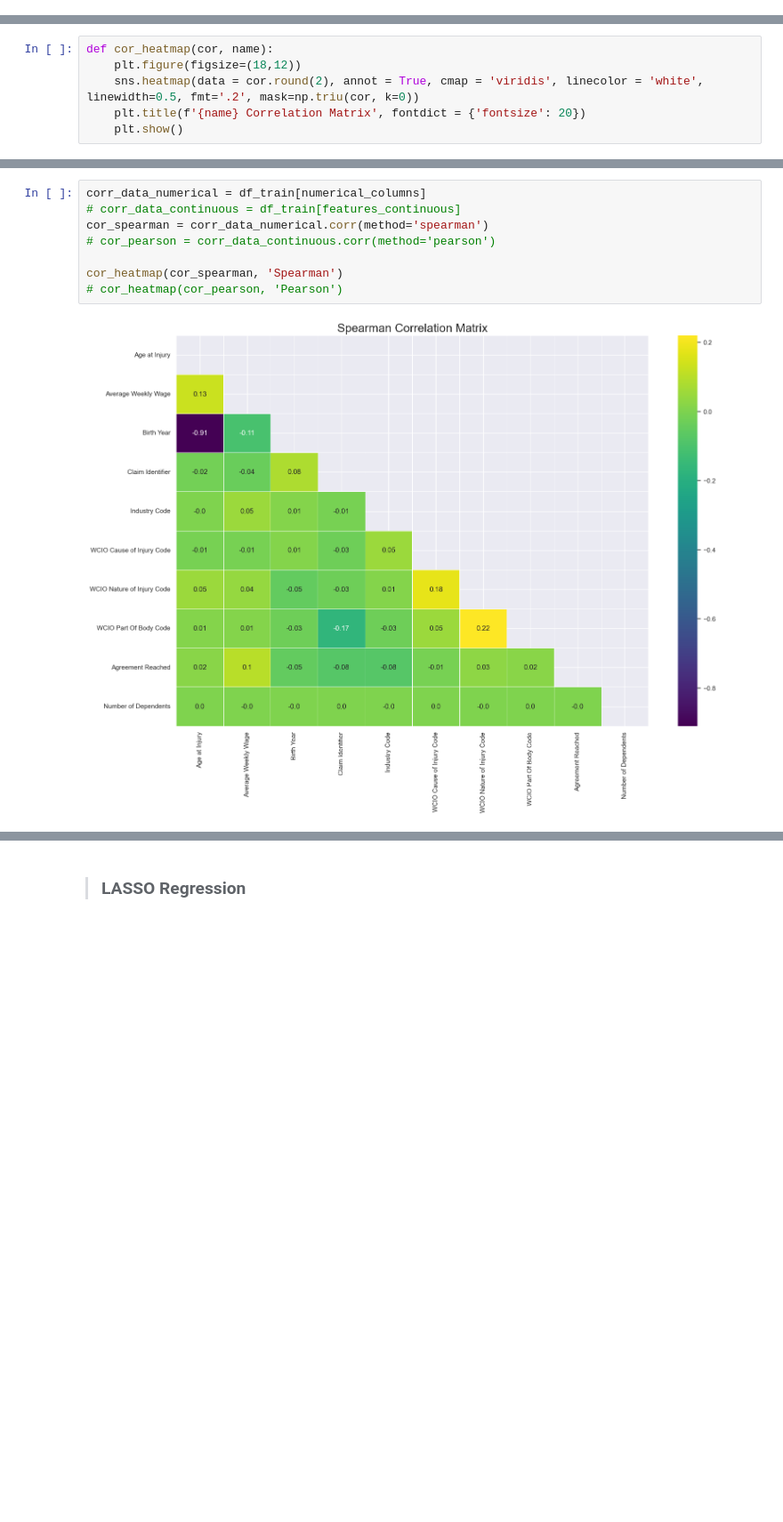
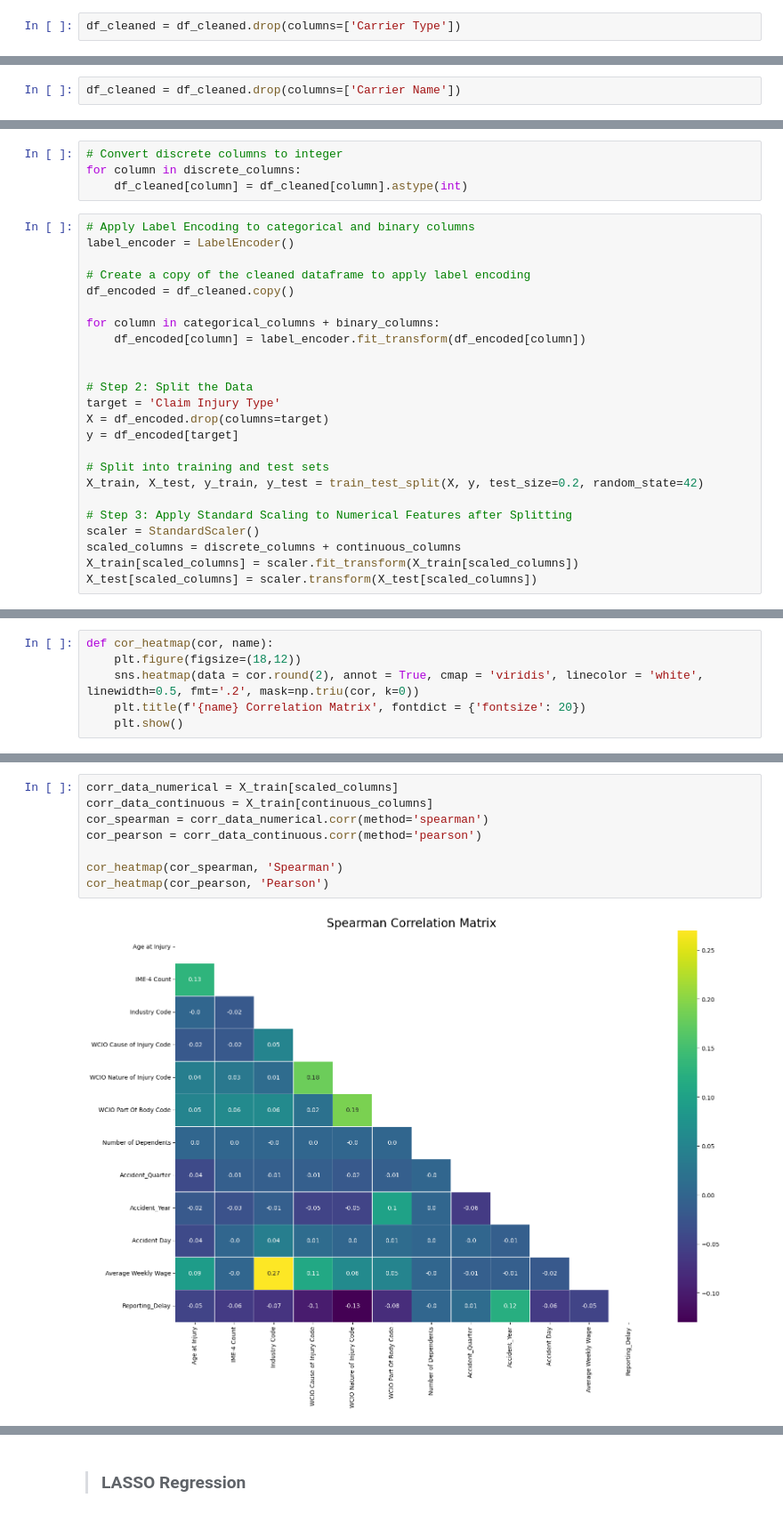
Before and after one commit to xandga/Machine_Learning_project, a Jupyter notebook: Deliverables/Notebook.ipynb, the cells around one changed output, grey strips where cells are left out. Shown at 89% size. Saved outputs shown, nothing was run; the diff lists cells and outputs as text; blank space fills up the shorter version.

```diff
--- a/Deliverables/Notebook.ipynb
+++ b/Deliverables/Notebook.ipynb
@@ -1214,0 +1562,2 @@ here we should think about creating new features
+# %%
+df_cleaned = df_cleaned.drop(columns=['Carrier Type'])
@@ -1215,3 +1623,5 @@ here we should think about creating new features
+# %%
+df_cleaned = df_cleaned.drop(columns=['Carrier Name'])
 # %% [markdown]
 # 6. Feature Selection <a class="anchor" id="chapter6"></a>
 To start with the feature selection we first need to split our train dataset into X and y. And then split into train and validation.
@@ -1241,3 +1684,31 @@ X_val[numerical_columns] = feat_scaler.transform(X_val[numerical_columns])
+# %%
+# Convert discrete columns to integer
+for column in discrete_columns:
+    df_cleaned[column] = df_cleaned[column].astype(int)
+# %%
+# Apply Label Encoding to categorical and binary columns
+label_encoder = LabelEncoder()
+
+# Create a copy of the cleaned dataframe to apply label encoding
+df_encoded = df_cleaned.copy()
+
+for column in categorical_columns + binary_columns:
+    df_encoded[column] = label_encoder.fit_transform(df_encoded[column])
+
+
+# Step 2: Split the Data
+target = 'Claim Injury Type'
+X = df_encoded.drop(columns=target)
+y = df_encoded[target]
+
+# Split into training and test sets
+X_train, X_test, y_train, y_test = train_test_split(X, y, test_size=0.2, random_state=42)
+
+# Step 3: Apply Standard Scaling to Numerical Features after Splitting
+scaler = StandardScaler()
+scaled_columns = discrete_columns + continuous_columns
+X_train[scaled_columns] = scaler.fit_transform(X_train[scaled_columns])
+X_test[scaled_columns] = scaler.transform(X_test[scaled_columns])
 # %% [markdown]
  ## 6.2. Numerical Features</b> <a class="anchor" id="section_6_2"></a>
 # %% [markdown]
@@ -1253,10 +1722,10 @@ def cor_heatmap(cor, name):
 # %%
-corr_data_numerical = df_train[numerical_columns]
-# corr_data_continuous = df_train[features_continuous]
+corr_data_numerical = X_train[scaled_columns]
+corr_data_continuous = X_train[continuous_columns]
 cor_spearman = corr_data_numerical.corr(method='spearman')
-# cor_pearson = corr_data_continuous.corr(method='pearson')
+cor_pearson = corr_data_continuous.corr(method='pearson')
 
 cor_heatmap(cor_spearman, 'Spearman')
-# cor_heatmap(cor_pearson, 'Pearson')
+cor_heatmap(cor_pearson, 'Pearson')
 # %% [output]
-[figure, old version]
+[figure, new version]
```
Also changed, not shown: parts of 136 cells of this notebook.
